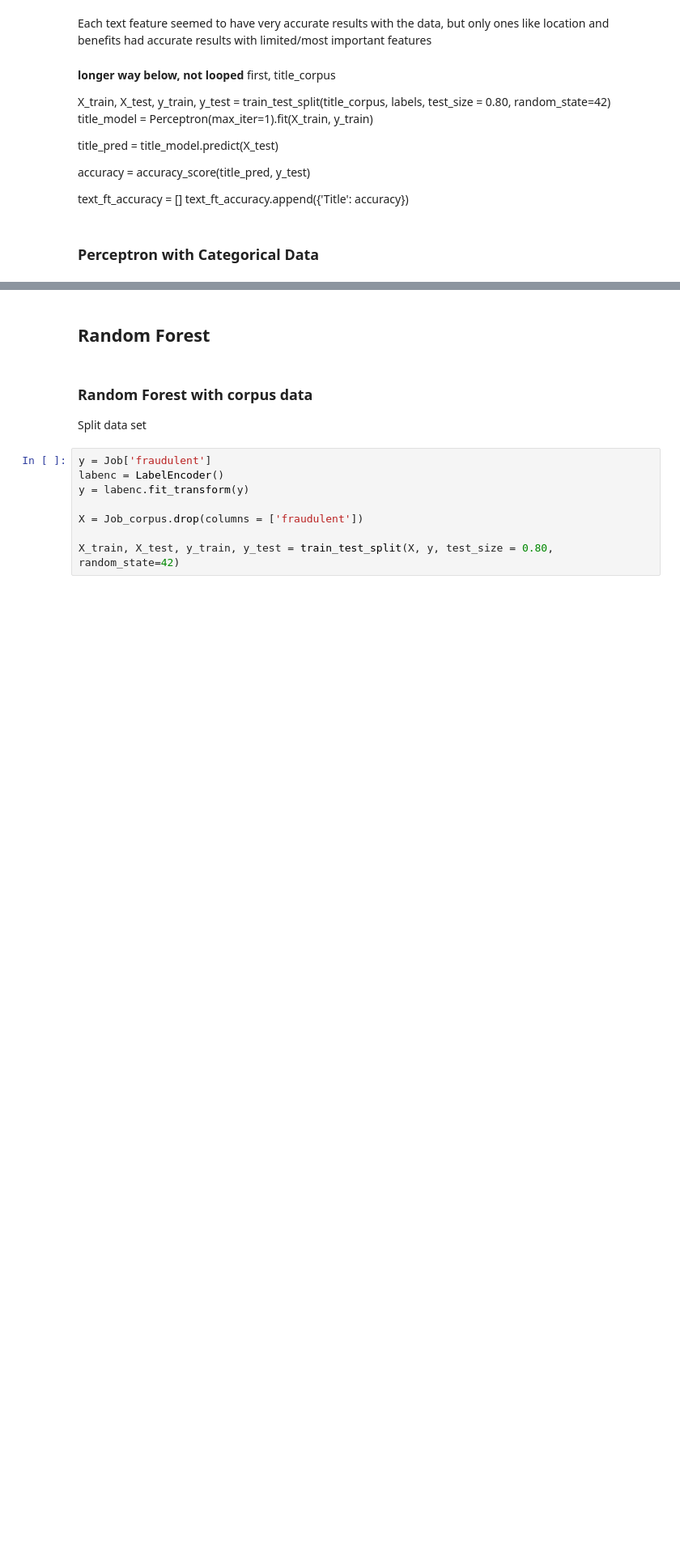
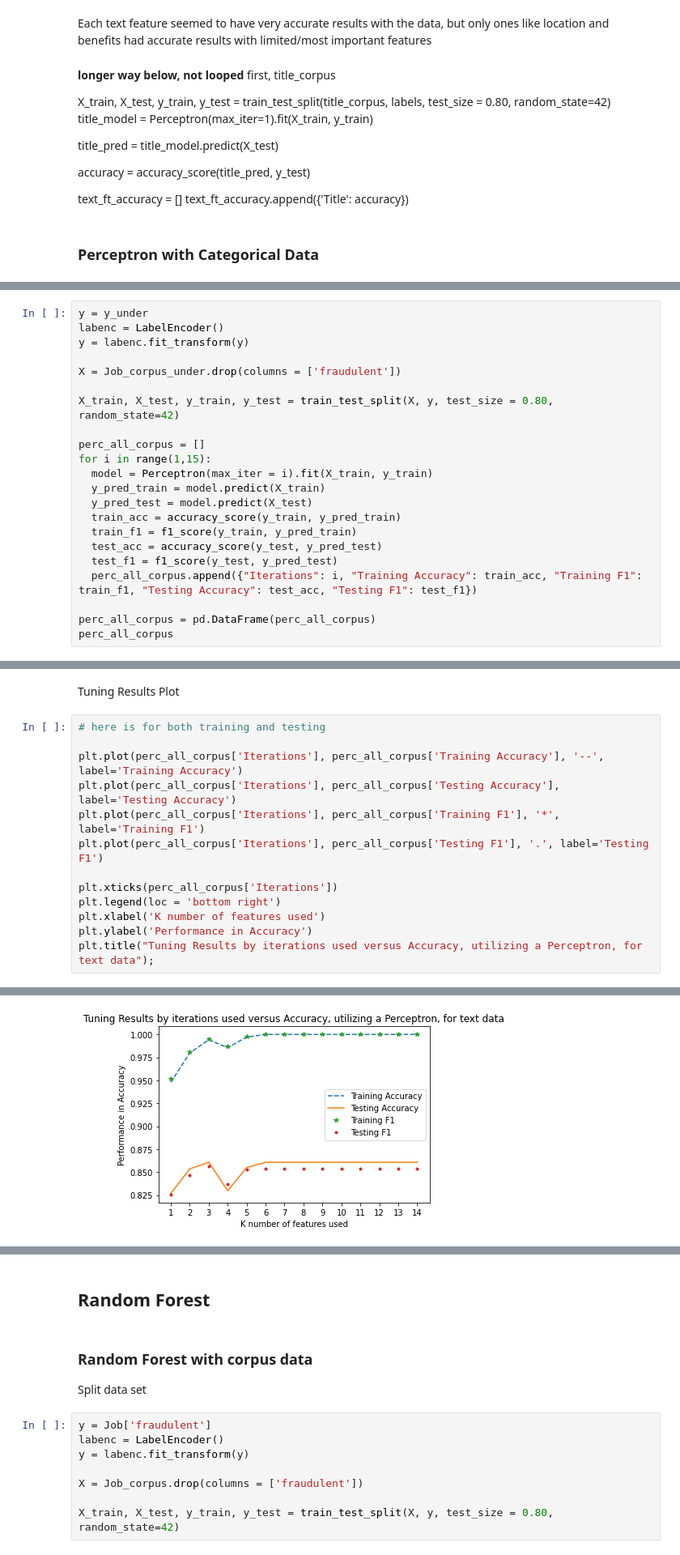
Before and after one commit to MendelinaL/Predicting-Employee-Turnover, a Jupyter notebook: Group2_ML_Final.ipynb, the cells around one changed output, grey strips where cells are left out. Shown at 81% size. Cells and saved outputs as stored; diff of their text form; blank space fills up the shorter version.

```diff
--- a/Group2_ML_Final.ipynb
+++ b/Group2_ML_Final.ipynb
@@ -641,0 +666,22 @@ Balanced TEST: 0.4736437360178971
+# %%
+y = y_under
+labenc = LabelEncoder()
+y = labenc.fit_transform(y)
+
+X = Job_corpus_under.drop(columns = ['fraudulent'])
+
+X_train, X_test, y_train, y_test = train_test_split(X, y, test_size = 0.80, random_state=42)
+
+perc_all_corpus = []
+for i in range(1,15):
+  model = Perceptron(max_iter = i).fit(X_train, y_train)
+  y_pred_train = model.predict(X_train)
+  y_pred_test = model.predict(X_test)
+  train_acc = accuracy_score(y_train, y_pred_train)
+  train_f1 = f1_score(y_train, y_pred_train)
+  test_acc = accuracy_score(y_test, y_pred_test)
+  test_f1 = f1_score(y_test, y_pred_test)
+  perc_all_corpus.append({"Iterations": i, "Training Accuracy": train_acc, "Training F1": train_f1, "Testing Accuracy": test_acc, "Testing F1": test_f1})
+
+perc_all_corpus = pd.DataFrame(perc_all_corpus)
+perc_all_corpus
@@ -641,0 +714,16 @@ Balanced TEST: 0.4736437360178971
+# %% [markdown]
+Tuning Results Plot
+# %%
+# here is for both training and testing
+
+plt.plot(perc_all_corpus['Iterations'], perc_all_corpus['Training Accuracy'], '--', label='Training Accuracy')
+plt.plot(perc_all_corpus['Iterations'], perc_all_corpus['Testing Accuracy'], label='Testing Accuracy')
+plt.plot(perc_all_corpus['Iterations'], perc_all_corpus['Training F1'], '*', label='Training F1')
+plt.plot(perc_all_corpus['Iterations'], perc_all_corpus['Testing F1'], '.', label='Testing F1')
+
+plt.xticks(perc_all_corpus['Iterations'])
+plt.legend(loc = 'bottom right')
+plt.xlabel('K number of features used')
+plt.ylabel('Performance in Accuracy')
+plt.title("Tuning Results by iterations used versus Accuracy, utilizing a Perceptron, for text data");
+# %% [output]
@@ -641,0 +742 @@ Balanced TEST: 0.4736437360178971
+[figure, added]
```
Also changed, not shown: parts of 82 cells of this notebook.
